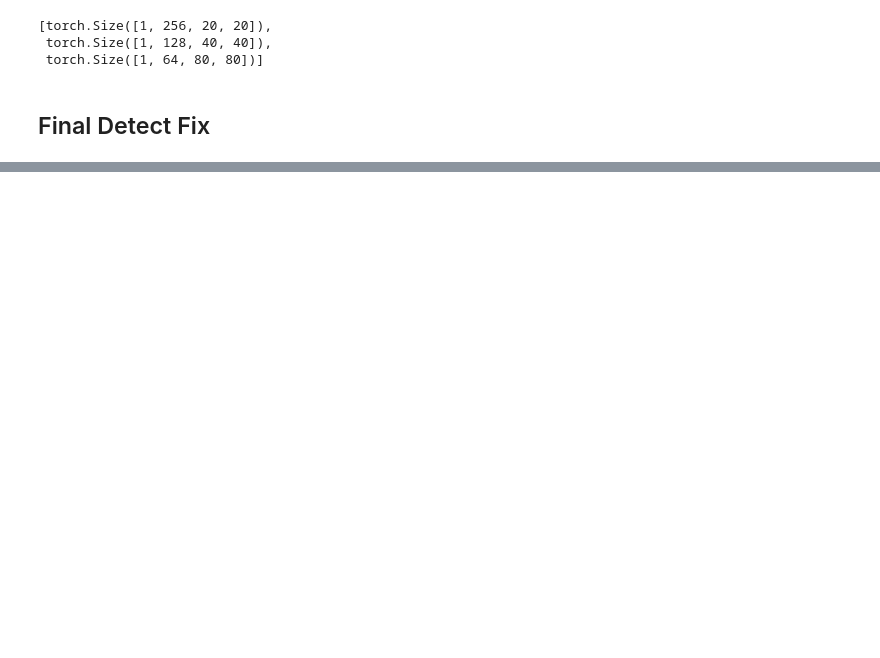
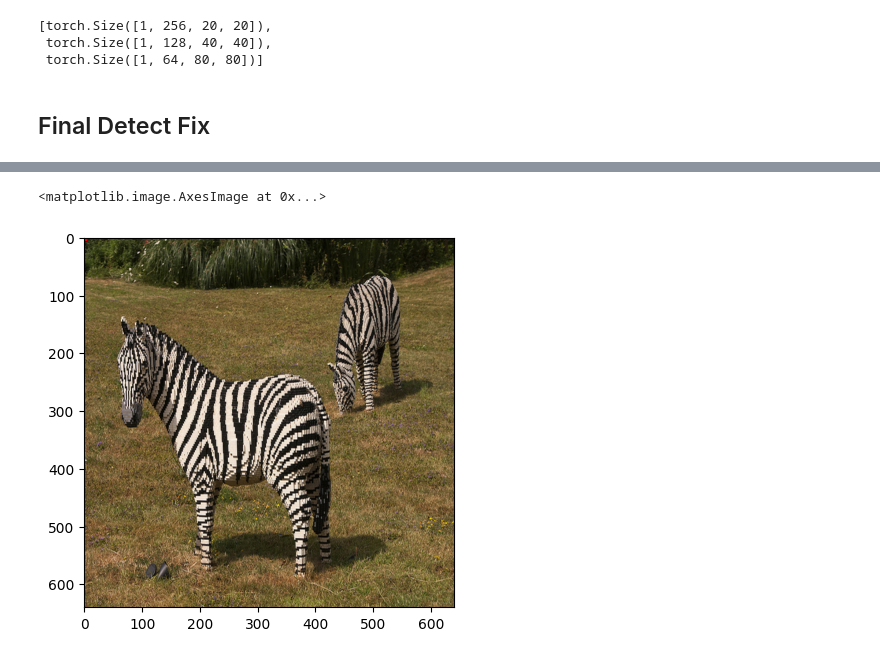
Before and after one commit to bibhabasumohapatra/YOLOv11, a Jupyter notebook: model.ipynb, the cells around one changed output, grey strips where cells are left out. Saved outputs shown, nothing was run; the diff lists cells and outputs as text; code cells hidden in the pictures; blank space fills up the shorter version.

Commit message:
model done

```diff
--- a/model.ipynb
+++ b/model.ipynb
@@ -352,0 +353,9 @@ torch.Size([1, 144, 80, 80])
+# %%
+from PIL import Image
+import numpy as np
+
+# Load and preprocess the image
+image = Image.open("/home/bibhabasum/projects/IIIT/data/coco/val2017/000000093965.jpg")
+image = image.resize((640, 640))  # Resize to model input size
+image = np.asarray(image).astype(np.float32) / 255.0  # Normalize to [0, 1]
+image = torch.tensor(image).permute(2, 0, 1).unsqueeze(0)  # Convert to tensor and add batch dimension
@@ -352,0 +458,29 @@ torch.Size([1, 144, 80, 80])
+# %%
+from PIL import ImageDraw
+
+# Extract bounding box coordinates and class index from nms_output
+bbox = nms_output[0, 0, :4].tolist()  # [x, y, w, h]
+class_index = int(nms_output[0, 0, 5].item())
+
+# Convert normalized coordinates to pixel values
+image_width, image_height = image.shape[-1], image.shape[-2]
+x_center, y_center, width, height = bbox
+x_min = int((x_center - width / 2) * image_width)
+y_min = int((y_center - height / 2) * image_height)
+x_max = int((x_center + width / 2) * image_width)
+y_max = int((y_center + height / 2) * image_height)
+
+# Convert the tensor image back to a PIL image
+image_pil = Image.fromarray((image.squeeze(0).permute(1, 2, 0).numpy() * 255).astype('uint8'))
+
+# Draw the bounding box on the image
+draw = ImageDraw.Draw(image_pil)
+draw.rectangle([x_min, y_min, x_max, y_max], outline="red", width=6)
+draw.text((x_min, y_min - 10), f"Class: {class_index}", fill="red")
+# %%
+import matplotlib.pyplot as plt
+
+plt.imshow(image_pil)
+# %% [output]
+<matplotlib.image.AxesImage at 0x...>
+[figure, added]
```
Also changed, not shown: parts of 8 cells of this notebook, 3 other files.
